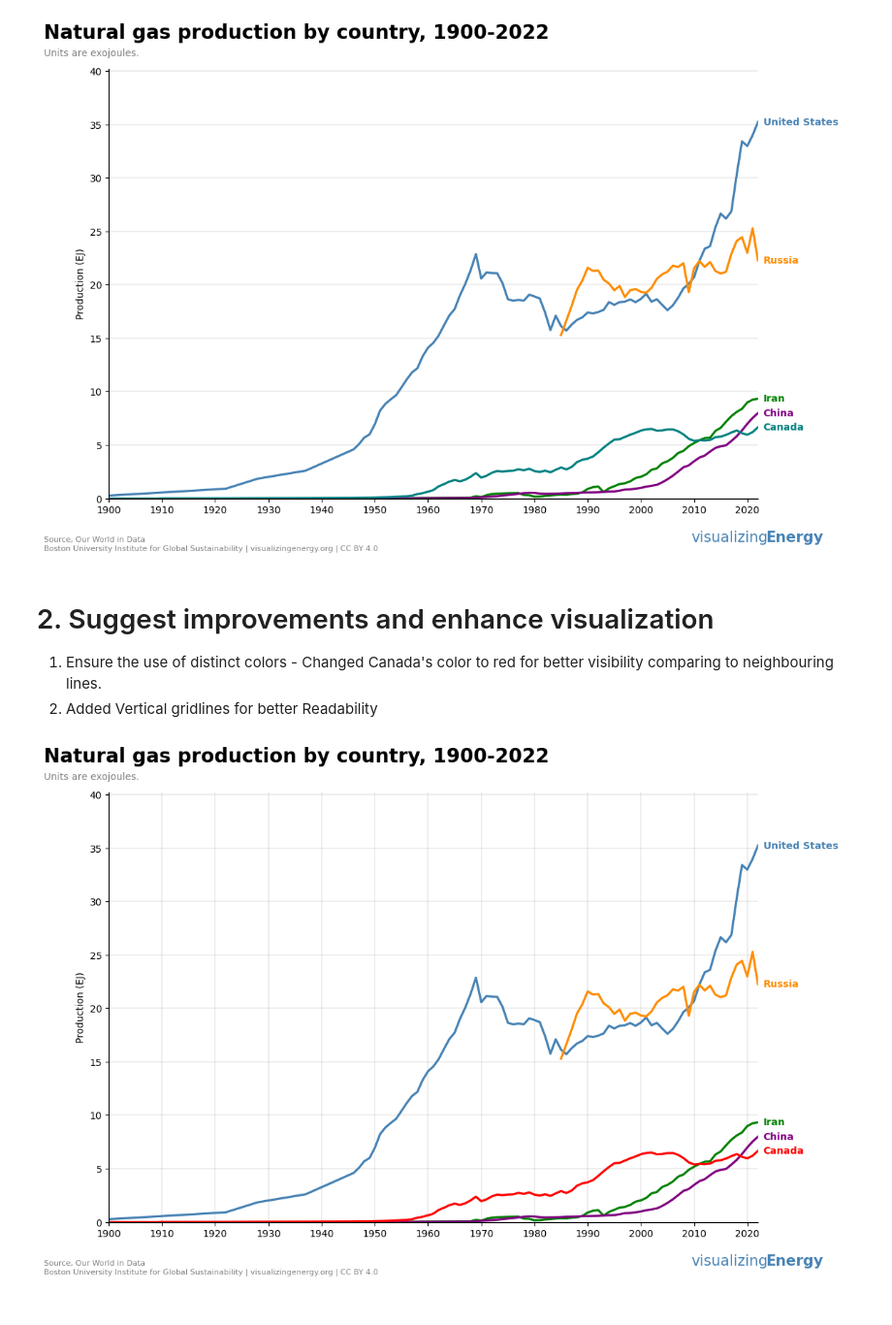
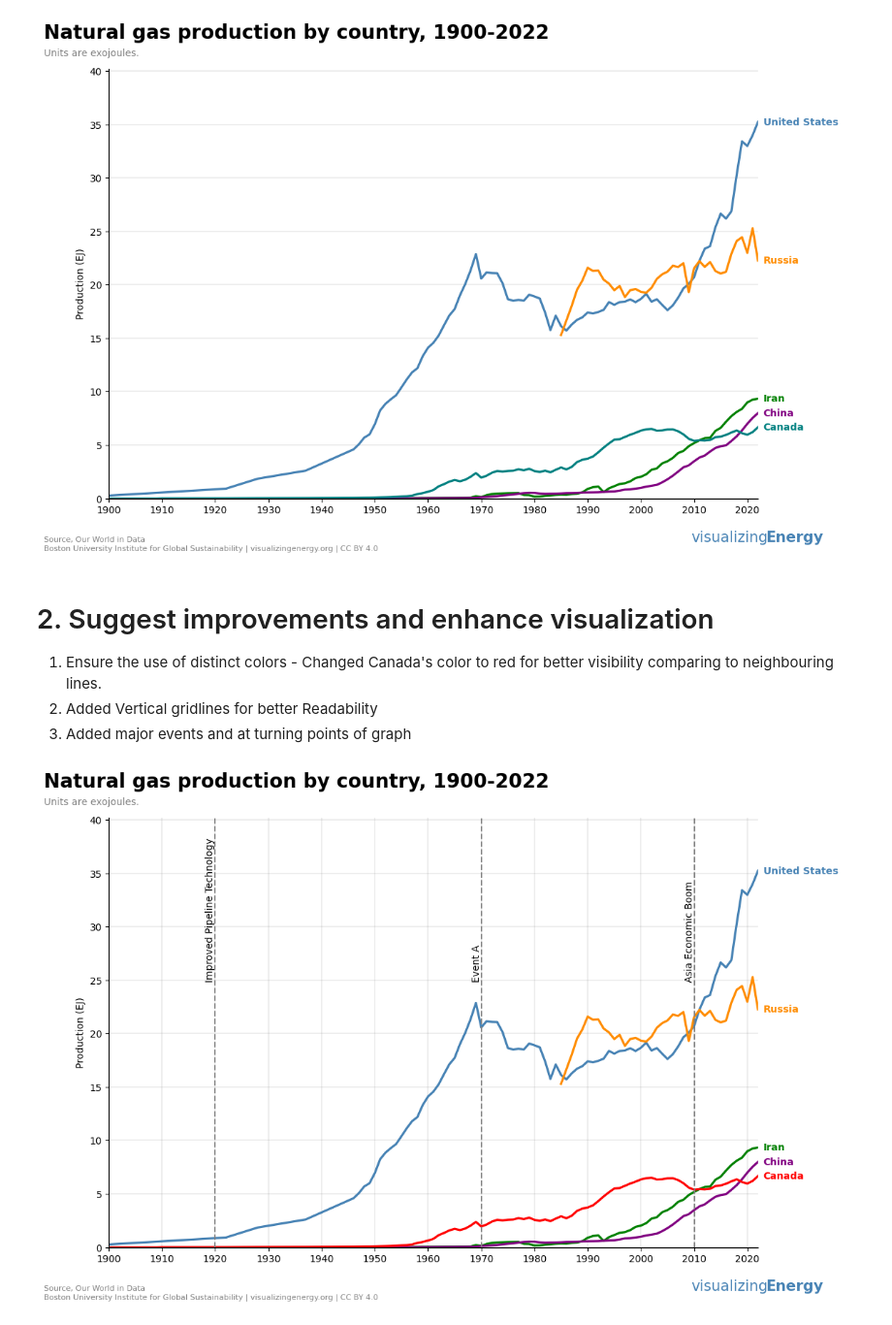
Before and after one commit to chanopsethiwan/NaturalGasVisualisation, a Jupyter notebook: src/data_analysis.ipynb, the cells around one changed output. Shown at 97% size. Drawn from its saved outputs; the diff is of its cells as text; code cells hidden in the pictures.

Commit message:
Included annotations for key events, will need to find out what cause the 1968 decreased in US production

```diff
--- a/src/data_analysis.ipynb
+++ b/src/data_analysis.ipynb
@@ -101,18 +101,7 @@ plt.show()
 # 2. Suggest improvements and enhance visualization
 1. Ensure the use of distinct colors - Changed Canada's color to red for better visibility comparing to neighbouring lines.
 2. Added Vertical gridlines for better Readability
+3. Added major events and at turning points of graph
-# %%
-#Add vertical lines and annotations for key events
-key_events = {
-    '1920': 'Improved Pipeline Technology',
-    '1970': 'Event A',
-    '2010': 'Asia Economic Boom'
-}
-
-for date, event in key_events.items():
-    plt.axvline(pd.to_datetime(date), color = "red", linestyle = '--')
-    plt.annotate(event, (pd.to_datetime(date), df_pivot[df_pivot['year'] == date]['Production (EJ)'].values[0]),
-                 xytext = (0, 10), textcoords = 'offset points', ha = 'center', color = "red")
 # %%
 palette = {
     'united_states': 'steelblue',
@@ -128,40 +117,52 @@ ax.spines['top'].set_visible(False)
 ax.spines['right'].set_visible(False)
 plt.yticks(range(0, 45, 5))
 plt.xticks(range(1900, 2030, 10))
+
 # Add "x" gridlines for better Readability
 plt.grid(True, axis='both', color='grey', linestyle='-', linewidth=0.2)  # both gridlines
 
-# Add the first row of the title
+# Add the first and second row of the title
 plt.text(x = -0.1, y = 1.07, s = "Natural gas production by country, 1900-2022", fontsize = 20, ha = "left", weight = "bold", transform=plt.gca().transAxes)
-# Add the second row of the title
 plt.text(x = -0.1, y = 1.03, s = "Units are exojoules.", fontsize = 10, ha = "left", color = "gray", transform=plt.gca().transAxes)
 
-# Add the first row of the Source
+# Add the first second row of the Source
 plt.text(x = -0.1, y = -0.1, s = "Source, Our World in Data", fontsize = 8, ha = "left", color = "gray", transform=plt.gca().transAxes)
-# Add the second row of the Source
 plt.text(x = -0.1, y = -0.12, s = "Boston University Institute for Global Sustainability | visualizingenergy.org | CC BY 4.0",
          fontsize = 8, ha = "left", color = "gray", transform=plt.gca().transAxes)
 
 # Add visualizingEnergy
 plt.text(x = 1.015, y = -0.1, s = "visualizing", fontsize = 15, ha = "right", color = "steelblue", transform=plt.gca().transAxes)
 plt.text(x = 1.1, y = -0.1, s = "Energy", fontsize = 15, ha = "right", color = "steelblue", weight = "bold",  transform=plt.gca().transAxes)
 
 # Remove the legend
 ax.get_legend().remove()
 
 for country, color in palette.items():
     # Get the last value in the 'year' and 'Production (EJ)' for the specific country
     last_data = df_pivot[df_pivot['country'] == country].sort_values('year').iloc[-1]
     # Capitalize the first letter, replace underscores, and bold the text without LaTeX
     country_label = country.replace('_', ' ').title()
     plt.text(
         last_data['year'] + 1, last_data['Production (EJ)'], f"{country_label}",
         color=color, va='center', fontweight='bold'
     )
 
+#Add vertical lines and annotations for key events
+key_events = {
+    1920 : 'Improved Pipeline Technology',
+    1970 : 'Event A',
+    2010 : 'Asia Economic Boom'
+}
+
+for date, event in key_events.items():
+    plt.axvline(date, color = "gray", linestyle = '--')
+    plt.text(x = date, y = 25, s = event, fontsize = 10, ha = "right", color = "Black", rotation = "vertical")
+
 plt.xlim(1900, df_pivot['year'].max())
 plt.ylim(0, df_pivot['Production (EJ)'].max() + 5)
 ax.set_xlabel('')
+
+# Showing the plot
 plt.show()
 # %% [output]
-[figure, old version]
+[figure, new version]
```
